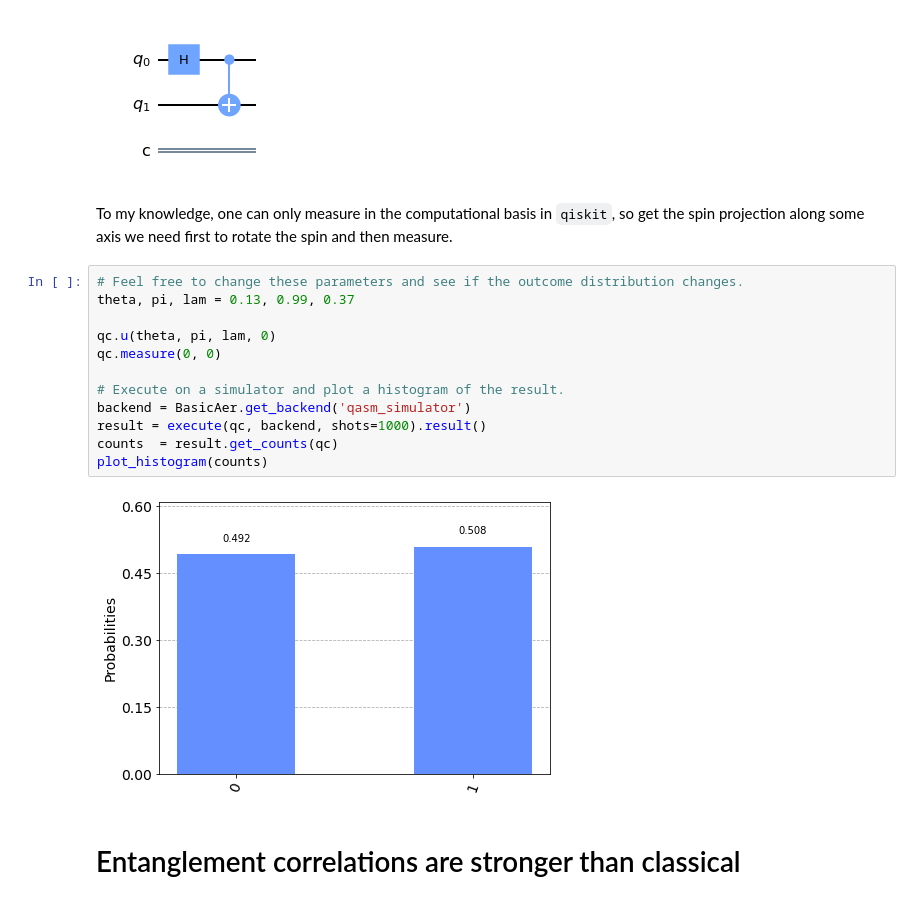
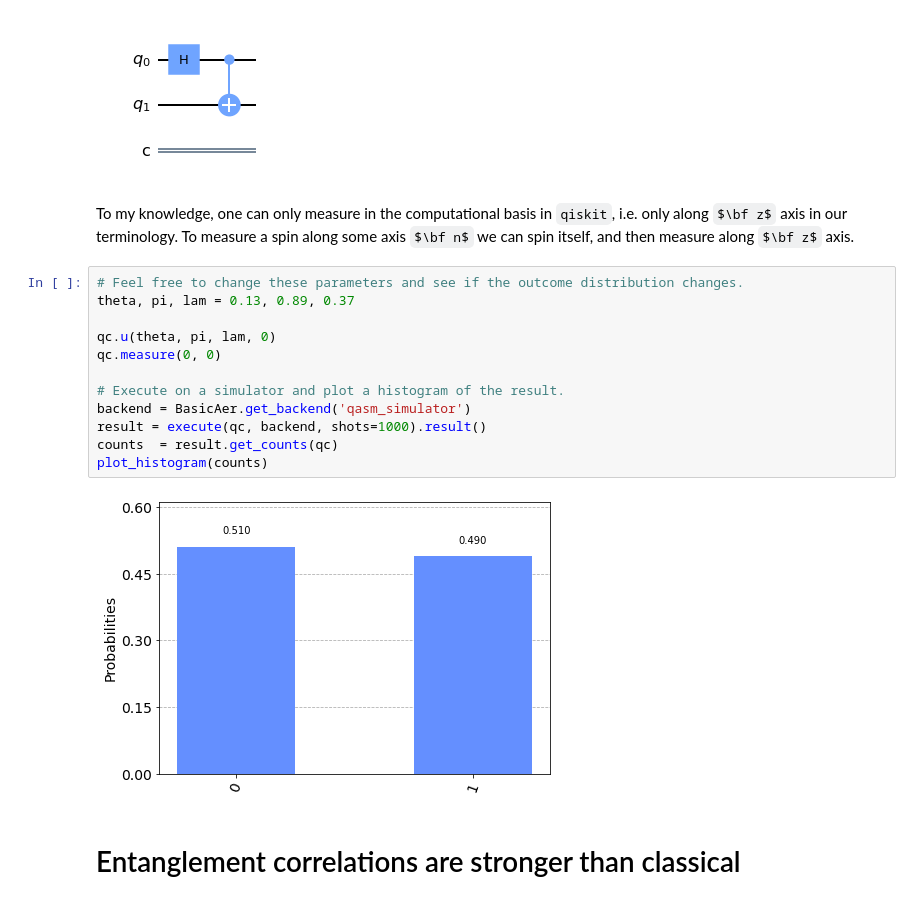
Before and after one commit to idnm/blog0, a Jupyter notebook: _notebooks/2021-07-12-Entanglement.ipynb, the cells around one changed output. Saved outputs shown, nothing was run; the diff lists cells and outputs as text; some formulas as TeX source.

```diff
--- a/_notebooks/2021-07-12-Entanglement.ipynb
+++ b/_notebooks/2021-07-12-Entanglement.ipynb
@@ -60,21 +64,21 @@ qc.draw(output='mpl')
 # %% [output]
 [figure]
 # %% [markdown]
-To my knowledge, one can only measure in the computational basis in `qiskit`, so get the spin projection along some axis we need first to rotate the spin and then measure.
+To my knowledge, one can only measure in the computational basis in `qiskit`, i.e. only along $\bf z$ axis in our terminology. To measure a spin along some axis $\bf n$ we can spin itself, and then measure along $\bf z$ axis.
 # %%
 # Feel free to change these parameters and see if the outcome distribution changes.
-theta, pi, lam = 0.13, 0.99, 0.37
+theta, pi, lam = 0.13, 0.89, 0.37
 
 qc.u(theta, pi, lam, 0)
 qc.measure(0, 0)
 
 # Execute on a simulator and plot a histogram of the result.
 backend = BasicAer.get_backend('qasm_simulator')
 result = execute(qc, backend, shots=1000).result()
 counts  = result.get_counts(qc)
 plot_histogram(counts)
 # %% [output]
-[figure, old version]
+[figure, new version]
 # %% [markdown]
 # Entanglement correlations are stronger than classical
 # %% [markdown]
```
Also changed, not shown: parts of 10 cells of this notebook.
